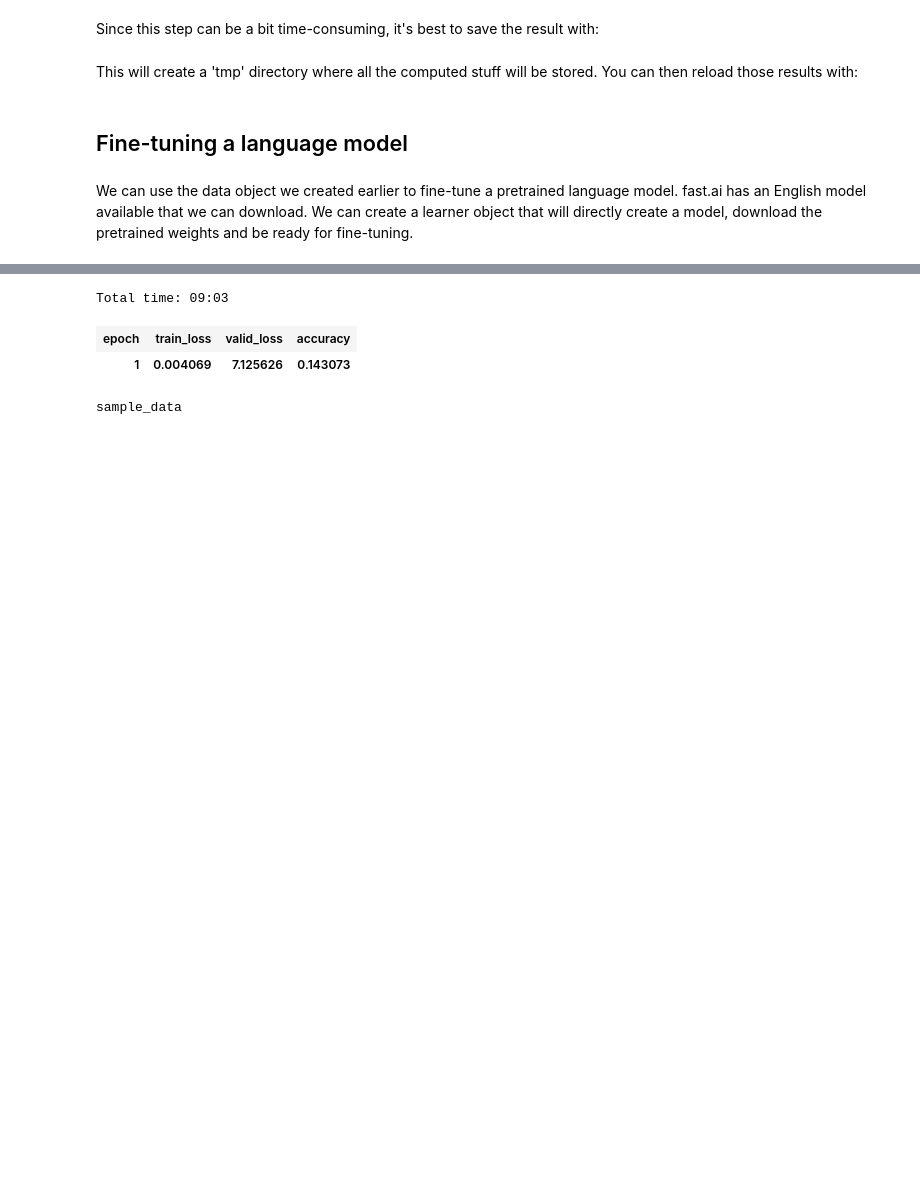
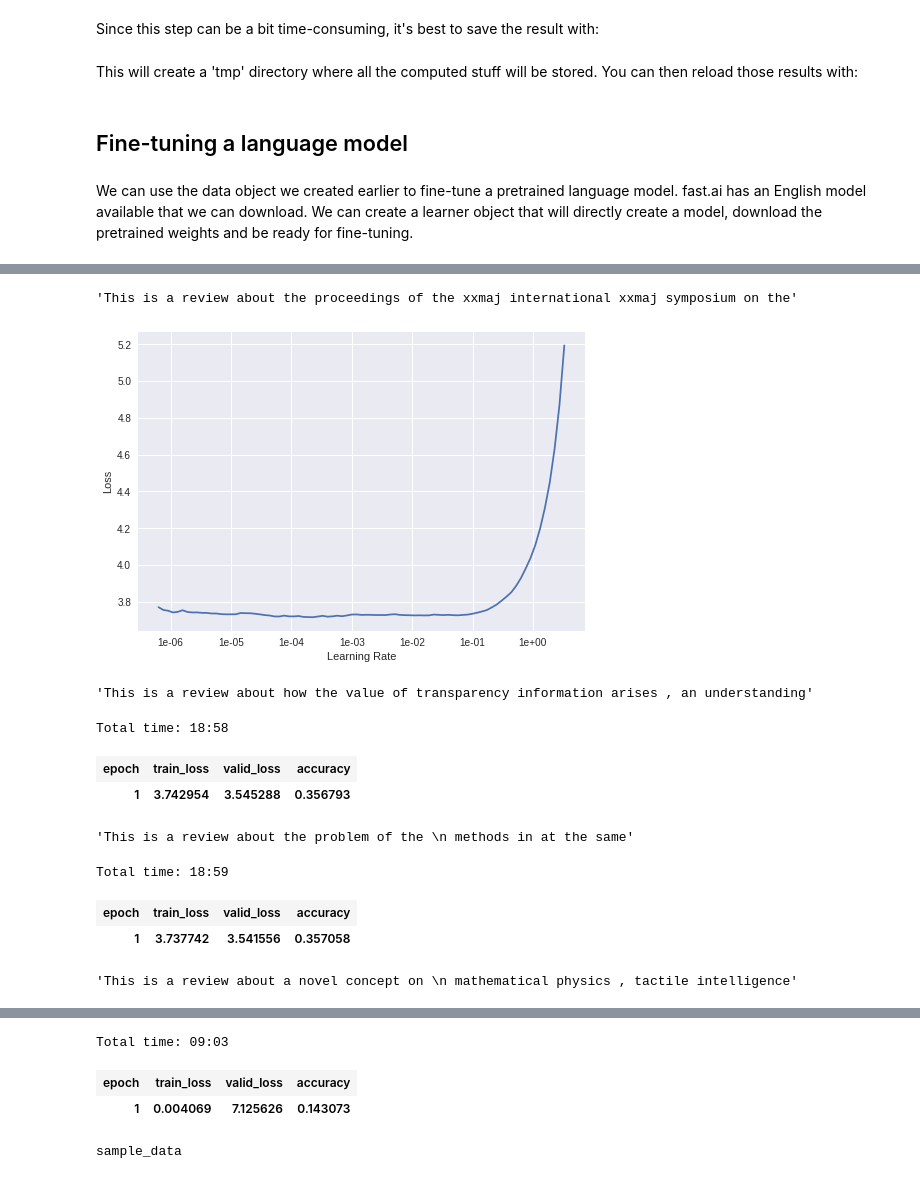
Before and after one commit to x110/MyFastaiNotebooks, a Jupyter notebook: lang_model_arxiv.ipynb, the cells around one changed output, grey strips where cells are left out. Cells and saved outputs as stored; diff of their text form; code cells hidden in the pictures; blank space fills up the shorter version.

```diff
--- a/lang_model_arxiv.ipynb
+++ b/lang_model_arxiv.ipynb
@@ -49,0 +50,9 @@ learn.fit_one_cycle(1, 1e-2)
+# %%
+learn.save_encoder('ft_enc1')
+learn.predict("This is a review about", n_words=10)
+# %% [output]
+'This is a review about the proceedings of the xxmaj international xxmaj symposium on the'
+# %%
+learn.recorder.plot()
+# %% [output]
+[figure, added]
@@ -49,0 +61,21 @@ learn.fit_one_cycle(1, 1e-2)
+# %%
+learn.save_encoder('ft_enc2')
+learn.predict("This is a review about", n_words=10)
+# %% [output]
+'This is a review about how the value of transparency information arises , an understanding'
+# %%
+learn.fit_one_cycle(1, 1e-2)
+# %% [output]
+Total time: 18:58
+| epoch | train_loss | valid_loss | accuracy |
+| 1 | 3.742954 | 3.545288 | 0.356793 |
+# %%
+learn.predict("This is a review about", n_words=10)
+# %% [output]
+'This is a review about the problem of the \n methods in at the same'
+# %%
+learn.fit_one_cycle(1, 1e-2)
+# %% [output]
+Total time: 18:59
+| epoch | train_loss | valid_loss | accuracy |
+| 1 | 3.737742 | 3.541556 | 0.357058 |
@@ -49,0 +84,4 @@ learn.fit_one_cycle(1, 1e-2)
+# %%
+learn.predict("This is a review about", n_words=10)
+# %% [output]
+'This is a review about a novel concept on \n mathematical physics , tactile intelligence'
```
Also changed, not shown: parts of 24 cells of this notebook.
